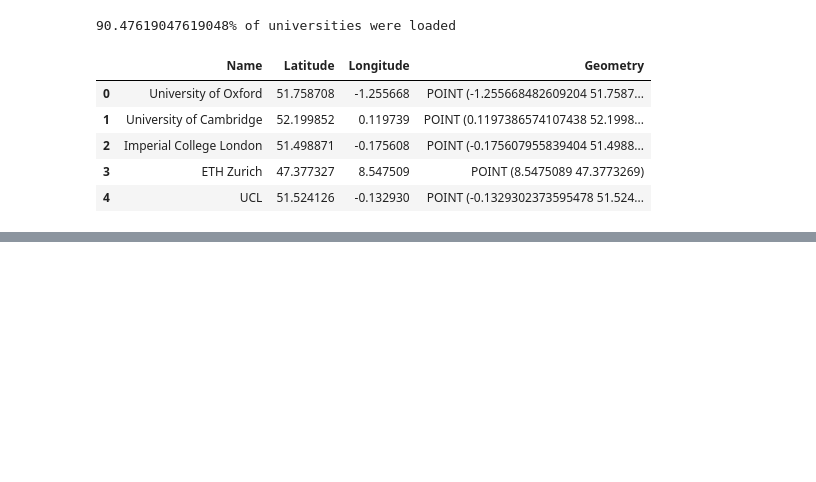
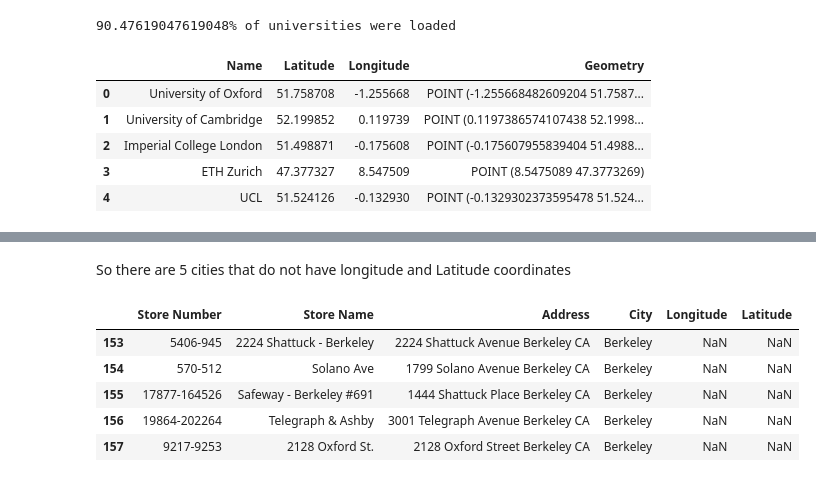
Before and after one commit to jimaid/tutorial, a Jupyter notebook: Geocoding.ipynb, the cells around one changed output, grey strips where cells are left out. Drawn from its saved outputs; the diff is of its cells as text; code cells hidden in the pictures; blank space fills up the shorter version.

```diff
--- a/Geocoding.ipynb
+++ b/Geocoding.ipynb
@@ -89,0 +136,12 @@ map
+# %% [markdown]
+So there are 5 cities that do not have longitude and Latitude coordinates
+# %%
+rows_with_missing= starbucks[starbucks['Longitude'].isnull()]
+rows_with_missing.head()
+# %% [output]
+|  | Store Number | Store Name | Address | City | Longitude | Latitude |
+| 153 | 5406-945 | 2224 Shattuck - Berkeley | 2224 Shattuck Avenue Berkeley CA | Berkeley | NaN | NaN |
+| 154 | 570-512 | Solano Ave | 1799 Solano Avenue Berkeley CA | Berkeley | NaN | NaN |
+| 155 | 17877-164526 | Safeway - Berkeley #691 | 1444 Shattuck Place Berkeley CA | Berkeley | NaN | NaN |
+| 156 | 19864-202264 | Telegraph & Ashby | 3001 Telegraph Avenue Berkeley CA | Berkeley | NaN | NaN |
+| 157 | 9217-9253 | 2128 Oxford St. | 2128 Oxford Street Berkeley CA | Berkeley | NaN | NaN |
```
Also changed, not shown: parts of 16 cells of this notebook.
